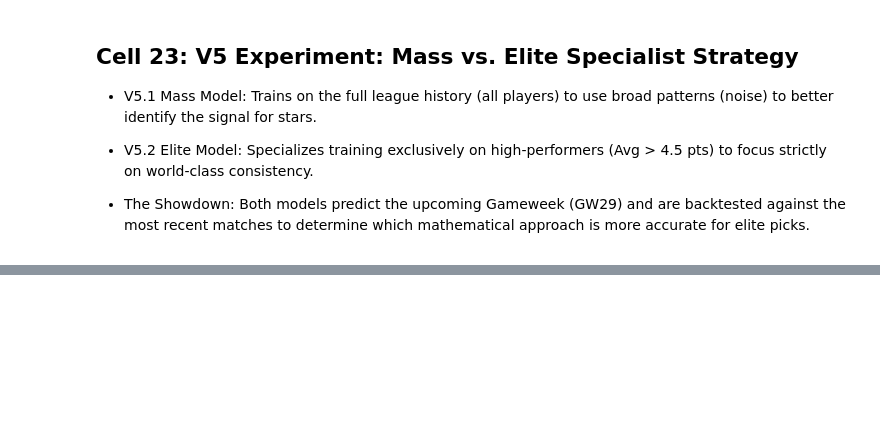
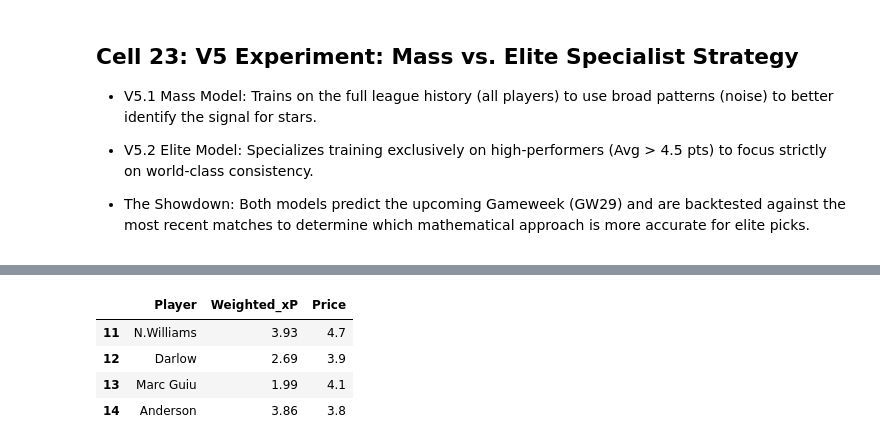
Before and after one commit to sophiedelrey/fpl_pipeline, a Jupyter notebook: models/forecaster_pro.ipynb, the cells around one changed output, grey strips where cells are left out. Cells and saved outputs as stored; diff of their text form; code cells hidden in the pictures; blank space fills up the shorter version.

```diff
--- a/models/forecaster_pro.ipynb
+++ b/models/forecaster_pro.ipynb
@@ -2622,0 +2736,95 @@ VERDICT: Healthy Model (Low Overfit)
+# %%
+# [Cell: Master Squad Optimizer - FINAL LEGAL VERSION - HIGH SPEED]
+
+def solve_wildcard_legal(budget_cap=100.0):
+    # 1. Prepare Data
+    leaderboard = (leaderboard_v4 if "V4" in best_model_name else leaderboard_v5).copy()
+    leaderboard['Predicted_Points'] = leaderboard.iloc[:, 1]
+    leaderboard['Price'] = leaderboard['Player'].map(lambda x: live_data.get(x, {}).get('price', 5.5))
+    leaderboard['Pos_ID'] = leaderboard['Player'].map(lambda x: pos_to_num.get(pos_map.get(x, 3), 3))
+    leaderboard['Team'] = leaderboard['Player'].map(club_map).fillna('Neutral')
+
+    # Apply Penalty Weights
+    penalty_takers = {'M.Salah', 'Haaland', 'Palmer', 'Saka', 'B.Fernandes', 'Gordon', 'Solanke', 'Jimenez'}
+    leaderboard['Weighted_xP'] = np.where(leaderboard['Player'].isin(penalty_takers),
+                                          leaderboard['Predicted_Points'] * 1.15,
+                                          leaderboard['Predicted_Points'])
+
+    # 2. Initial Greedy Selection with Team Constraint (Max 3 per Team)
+    squad_list = []
+    team_counts = {}
+    pos_counts = {1: 0, 2: 0, 3: 0, 4: 0}
+    pos_limits = {1: 2, 2: 5, 3: 5, 4: 3}
+
+    pool = leaderboard.sort_values('Weighted_xP', ascending=False)
+
+    for _, player in pool.iterrows():
+        pid, team = player['Pos_ID'], player['Team']
+        if pos_counts[pid] < pos_limits[pid] and team_counts.get(team, 0) < 3:
+            squad_list.append(player)
+            pos_counts[pid] += 1
+            team_counts[team] = team_counts.get(team, 0) + 1
+        if len(squad_list) == 15: break
+
+    current_squad = pd.DataFrame(squad_list)
+    total_cost = current_squad['Price'].sum()
+
+    # 3. FAST Budget Correction (Relief-Score Optimization)
+    if total_cost > budget_cap:
+        cheapest_backups = {i: leaderboard[leaderboard['Pos_ID'] == i].sort_values('Price').iloc[0] for i in range(1, 5)}
+
+        while total_cost > budget_cap:
+            current_squad['Relief_Score'] = (current_squad['Price'] - current_squad['Pos_ID'].map(lambda x: cheapest_backups[x]['Price'])) / \
+                                            (current_squad['Weighted_xP'] + 0.1)
+            drop_idx = current_squad['Relief_Score'].idxmax()
+            to_drop = current_squad.loc[drop_idx]
+
+            # Find replacement fitting team limit
+            pos_pool = leaderboard[(leaderboard['Pos_ID'] == to_drop['Pos_ID']) & (~leaderboard['Player'].isin(current_squad['Player']))]
+            valid_teams = [t for t, count in team_counts.items() if count < 3]
+            replacement = pos_pool[pos_pool['Team'].isin(valid_teams)].sort_values('Price').iloc[0]
+
+            team_counts[to_drop['Team']] -= 1
+            team_counts[replacement['Team']] = team_counts.get(replacement['Team'], 0) + 1
+            current_squad = current_squad.drop(drop_idx)
+            current_squad = pd.concat([current_squad, pd.DataFrame([replacement])]).reset_index(drop=True)
+            total_cost = current_squad['Price'].sum()
+
+    # 4. Starting 11 Formation Logic
+    starters = []
+    starters.append(current_squad[current_squad['Pos_ID'] == 1].nlargest(1, 'Weighted_xP'))
+    starters.append(current_squad[current_squad['Pos_ID'] == 2].nlargest(3, 'Weighted_xP'))
+    starters.append(current_squad[current_squad['Pos_ID'] == 4].nlargest(1, 'Weighted_xP'))
+
+    assigned_names = pd.concat(starters)['Player'].tolist()
+    remaining = current_squad[~current_squad['Player'].isin(assigned_names)]
+    starters.append(remaining.nlargest(6, 'Weighted_xP'))
+
+    opt_11 = pd.concat(starters).sort_values('Weighted_xP', ascending=False)
+    opt_bench = current_squad[~current_squad['Player'].isin(opt_11['Player'])]
+
+    return opt_11, opt_bench, total_cost
+
+# --- EXECUTION & DISPLAY ---
+opt_11, opt_bench, total_spent = solve_wildcard_legal()
+
+# CALCULATE TOTALS
+team_xp_starters = opt_11['Weighted_xP'].sum()
+team_xp_full_squad = team_xp_starters + opt_bench['Weighted_xP'].sum()
+captain = opt_11.iloc[0]
+
+print(f"--- OPTIMIZED 15-MAN ROSTER (Target: GW {CURRENT_GW}) ---")
+print(f"Budget Used: £{total_spent:.1f}M / £100.0M")
+print(f"EXPECTED STARTING 11 POINTS: {team_xp_starters:.2f}")
+print(f"EXPECTED FULL SQUAD POINTS: {team_xp_full_squad:.2f}")
+
+print("\n[STARTING 11 - Predicted Best Performance]")
+display(opt_11[['Player', 'Weighted_xP', 'Price']])
+
+print("\n[BENCH (+4) - Budget Enablers]")
+display(opt_bench[['Player', 'Weighted_xP', 'Price']])
+
+print("-" * 50)
+print(f"CAPTAIN PICK: {captain['Player']} (Weighted xP: {captain['Weighted_xP']:.2f})")
+print(f"TOTAL POINTS WITH CAPTAINCY: {team_xp_starters + captain['Weighted_xP']:.2f}")
+# %% [output]
@@ -2622,0 +2850,5 @@ VERDICT: Healthy Model (Low Overfit)
+|  | Player | Weighted_xP | Price |
+| 11 | N.Williams | 3.93 | 4.7 |
+| 12 | Darlow | 2.69 | 3.9 |
+| 13 | Marc Guiu | 1.99 | 4.1 |
+| 14 | Anderson | 3.86 | 3.8 |
```
Also changed, not shown: parts of 52 cells of this notebook.
